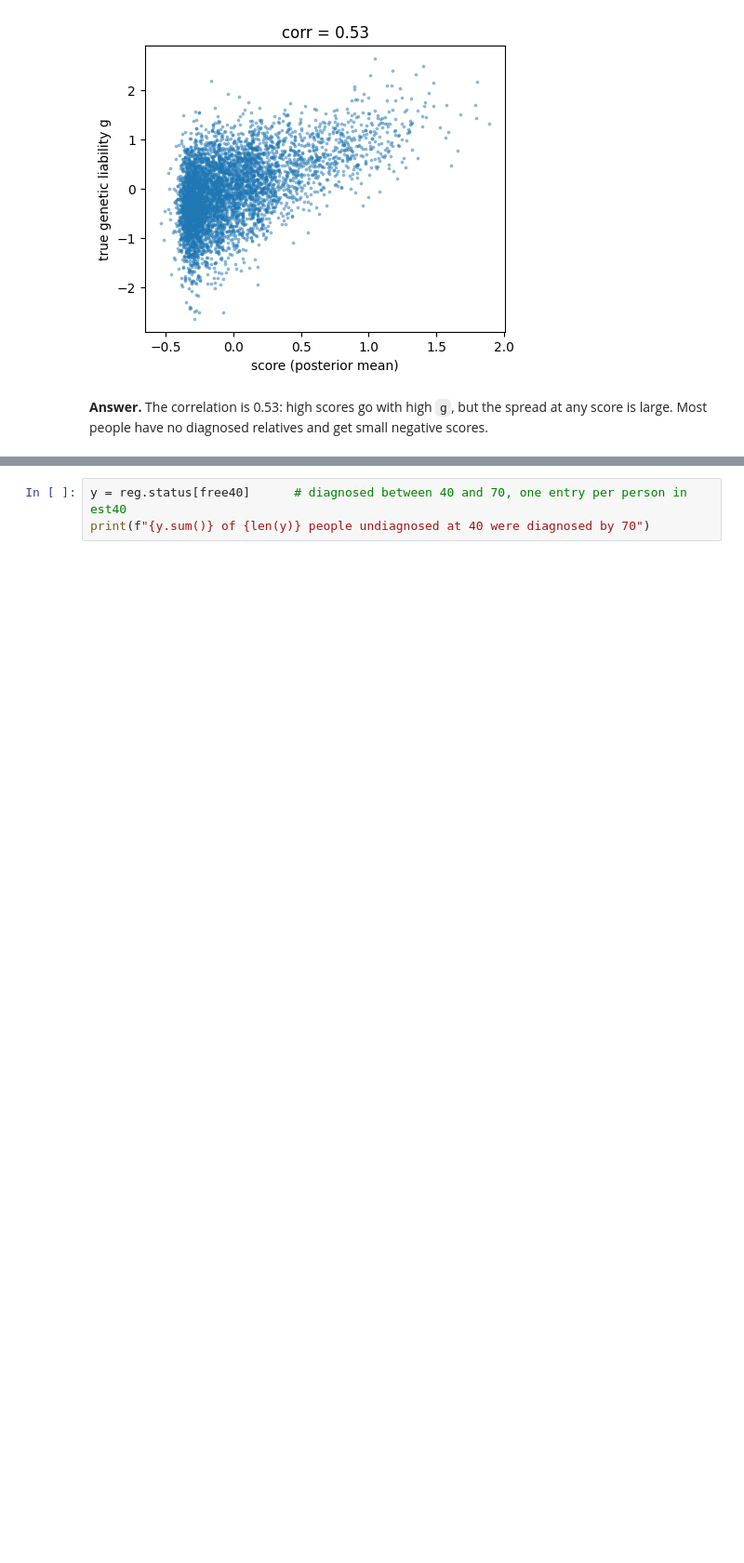
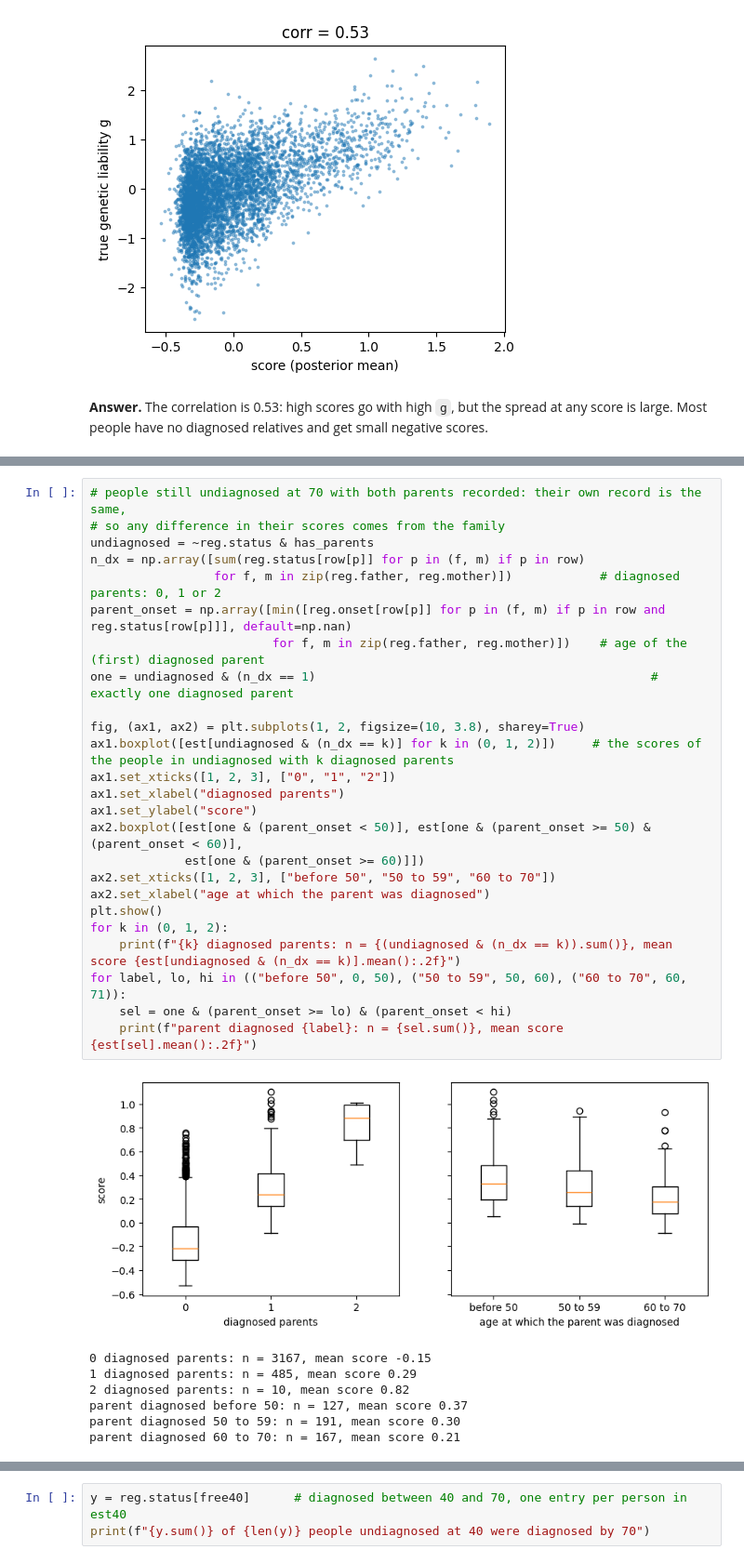
Before and after one commit to bvilhjal/ATIG_2026, a Jupyter notebook: teaching_days/2026-09-24/LTFH/LTFH_exercise_answers.ipynb, the cells around one changed output, grey strips where cells are left out. Shown at 93% size. Drawn from its saved outputs; the diff is of its cells as text; blank space fills up the shorter version.

```diff
--- a/teaching_days/2026-09-24/LTFH/LTFH_exercise_answers.ipynb
+++ b/teaching_days/2026-09-24/LTFH/LTFH_exercise_answers.ipynb
@@ -326,0 +308,33 @@ needs the right scale.
+# %%
+# people still undiagnosed at 70 with both parents recorded: their own record is the same,
+# so any difference in their scores comes from the family
+undiagnosed = ~reg.status & has_parents
+n_dx = np.array([sum(reg.status[row[p]] for p in (f, m) if p in row)
+                 for f, m in zip(reg.father, reg.mother)])            # diagnosed parents: 0, 1 or 2
+parent_onset = np.array([min([reg.onset[row[p]] for p in (f, m) if p in row and reg.status[row[p]]], default=np.nan)
+                         for f, m in zip(reg.father, reg.mother)])    # age of the (first) diagnosed parent
+one = undiagnosed & (n_dx == 1)                                              # exactly one diagnosed parent
+
+fig, (ax1, ax2) = plt.subplots(1, 2, figsize=(10, 3.8), sharey=True)
+ax1.boxplot([est[undiagnosed & (n_dx == k)] for k in (0, 1, 2)])     # the scores of the people in undiagnosed with k diagnosed parents
+ax1.set_xticks([1, 2, 3], ["0", "1", "2"])
+ax1.set_xlabel("diagnosed parents")
+ax1.set_ylabel("score")
+ax2.boxplot([est[one & (parent_onset < 50)], est[one & (parent_onset >= 50) & (parent_onset < 60)],
+             est[one & (parent_onset >= 60)]])
+ax2.set_xticks([1, 2, 3], ["before 50", "50 to 59", "60 to 70"])
+ax2.set_xlabel("age at which the parent was diagnosed")
+plt.show()
+for k in (0, 1, 2):
+    print(f"{k} diagnosed parents: n = {(undiagnosed & (n_dx == k)).sum()}, mean score {est[undiagnosed & (n_dx == k)].mean():.2f}")
+for label, lo, hi in (("before 50", 0, 50), ("50 to 59", 50, 60), ("60 to 70", 60, 71)):
+    sel = one & (parent_onset >= lo) & (parent_onset < hi)
+    print(f"parent diagnosed {label}: n = {sel.sum()}, mean score {est[sel].mean():.2f}")
+# %% [output]
+[figure, added]
+0 diagnosed parents: n = 3167, mean score -0.15
+1 diagnosed parents: n = 485, mean score 0.29
+2 diagnosed parents: n = 10, mean score 0.82
+parent diagnosed before 50: n = 127, mean score 0.37
+parent diagnosed 50 to 59: n = 191, mean score 0.30
+parent diagnosed 60 to 70: n = 167, mean score 0.21
```
Also changed, not shown: parts of 12 cells of this notebook, 6 other files.
